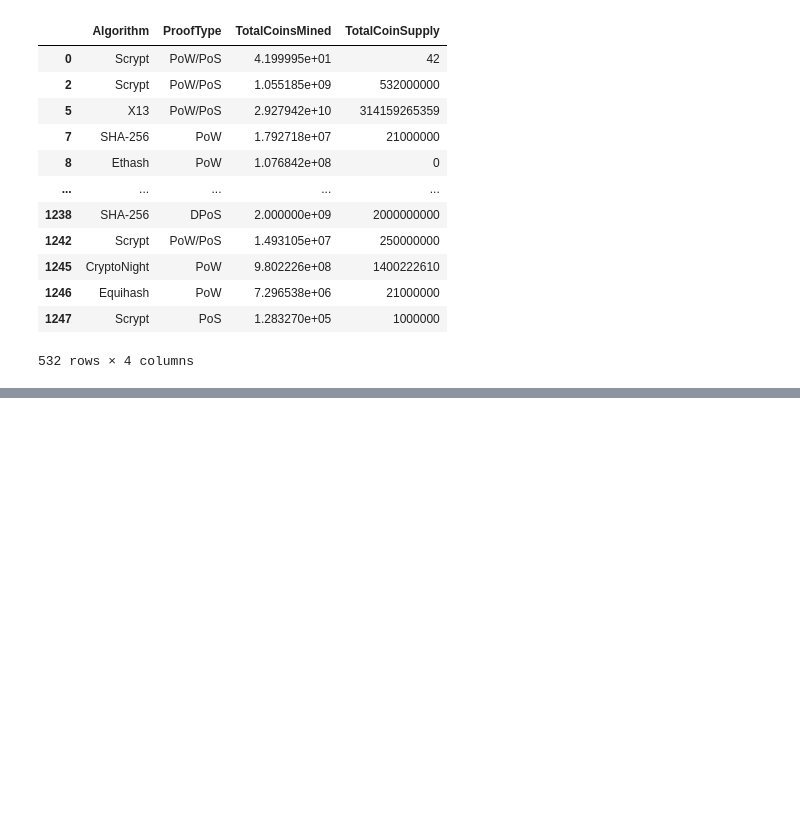
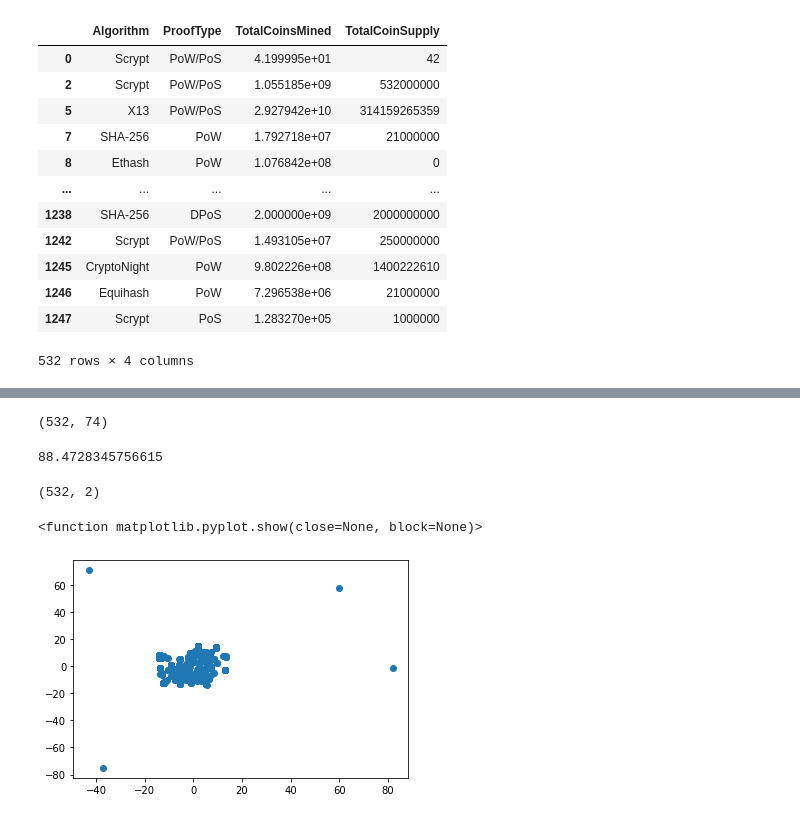
Before and after one commit to dkoski23/unsupervised-learning-crpyto-clusters, a Jupyter notebook: unsupervised_learning_crypto_clusters.ipynb, the cells around one changed output, grey strips where cells are left out. Saved outputs shown, nothing was run; the diff lists cells and outputs as text; code cells hidden in the pictures; blank space fills up the shorter version.

```diff
--- a/unsupervised_learning_crypto_clusters.ipynb
+++ b/unsupervised_learning_crypto_clusters.ipynb
@@ -122,3 +122,8 @@ coin_df
 | 1246 | Equihash | PoW | 7.296538e+06 | 21000000 |
 | 1247 | Scrypt | PoS | 1.283270e+05 | 1000000 |
 532 rows × 4 columns
+# %%
+#create x feature list (the columns used), and target y value
+#0 will mean no, and 1 will mean yes
+X = pd.get_dummies(data=coin_df, columns=['Algorithm', 'ProofType'])
+X.head()
@@ -124,0 +138,6 @@ coin_df
+# %%
+#scale data
+scaler = StandardScaler()
+X_scaled = scaler.fit_transform(X)
+print(X_scaled)
+print(X_scaled.shape)
@@ -124,0 +159,29 @@ coin_df
+# %%
+#reduce X_scaled dataset dimensions with PCA
+pca = PCA(n_components=.90)
+principal_components = pca.fit_transform(X_scaled)
+principal_components.shape
+# %% [output]
+(532, 74)
+# %%
+#sum the explained variance of the principal components
+pca.explained_variance_.sum()
+# %% [output]
+88.4728345756615
+# %%
+# reduce dimensions with t-SNE
+tsne = TSNE(perplexity=50)
+tsne_features = tsne.fit_transform(principal_components)
+tsne_features.shape
+# %% [output]
+(532, 2)
+# %%
+#plot the t-SNE output
+X = tsne_features[:,0]
+y = tsne_features[:,1]
+
+plt.scatter(X, y)
+plt.show
+# %% [output]
+<function matplotlib.pyplot.show(close=None, block=None)>
+[figure, added]
```
Also changed, not shown: parts of 5 cells of this notebook.
